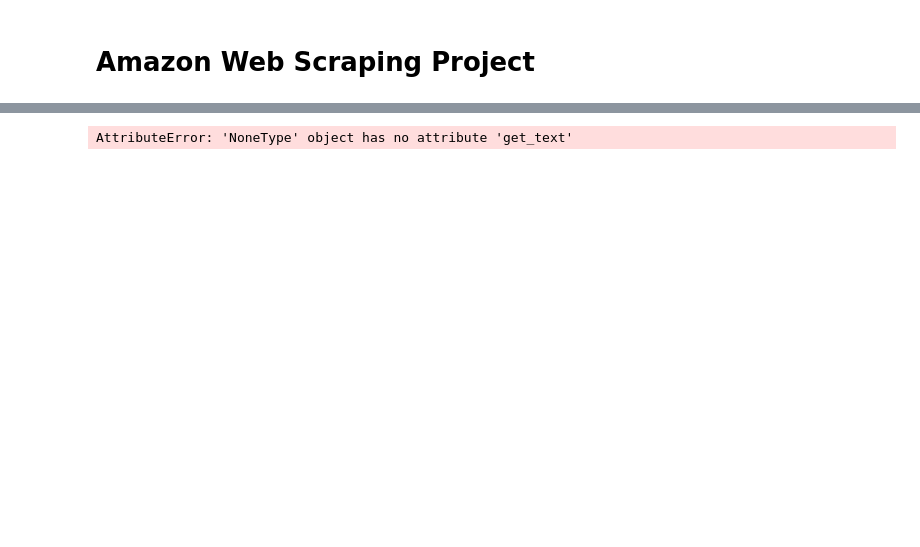
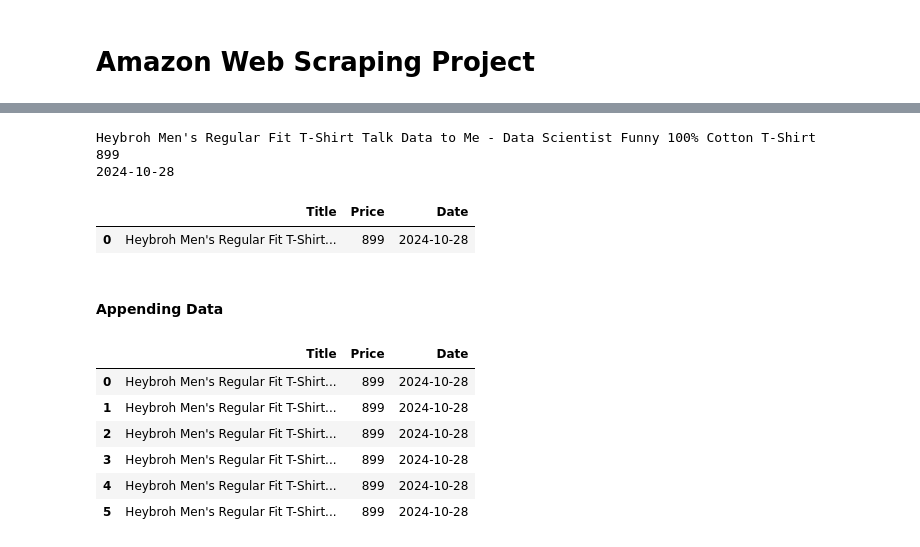
Before and after one commit to Abhinavv1524/PYTHON-Data-Analyst, a Jupyter notebook: 22.Amazon Web Scraping.ipynb, the cells around one changed output, grey strips where cells are left out. Saved outputs shown, nothing was run; the diff lists cells and outputs as text; code cells hidden in the pictures; blank space fills up the shorter version.

Commit message:
Amazon Web Scraping Project

```diff
--- a/22.Amazon Web Scraping.ipynb
+++ b/22.Amazon Web Scraping.ipynb
@@ -42,5 +44,11 @@ print(soup2)
-# %%
-title = soup2.find("productTitle").get_text()
-print(title)
-# %% [output]
-AttributeError: 'NoneType' object has no attribute 'get_text'
+# %%
+title = soup2.find(id="productTitle").get_text()
+print(title.strip())
+price = soup2.find(class_ = 'a-price-whole').get_text()
+print(price.strip())
+today = datetime.date.today()
+print(today)
+# %% [output]
+Heybroh Men's Regular Fit T-Shirt Talk Data to Me - Data Scientist Funny 100% Cotton T-Shirt
+899
+2024-10-28
@@ -46,0 +66,8 @@ AttributeError: 'NoneType' object has no attribute 'get_text'
+# %%
+df = pd.read_csv(r'F:\Practice\Data Analytics\PYTHON for Data Analytics\AmazonDataset.csv')
+df
+# %% [output]
+|  | Title | Price | Date |
+| 0 | Heybroh Men's Regular Fit T-Shirt... | 899 | 2024-10-28 |
+# %% [markdown]
+#### Appending Data
@@ -46,0 +79,11 @@ AttributeError: 'NoneType' object has no attribute 'get_text'
+# %%
+df = pd.read_csv(r'F:\Practice\Data Analytics\PYTHON for Data Analytics\AmazonDataset.csv')
+df
+# %% [output]
+|  | Title | Price | Date |
+| 0 | Heybroh Men's Regular Fit T-Shirt... | 899 | 2024-10-28 |
+| 1 | Heybroh Men's Regular Fit T-Shirt... | 899 | 2024-10-28 |
+| 2 | Heybroh Men's Regular Fit T-Shirt... | 899 | 2024-10-28 |
+| 3 | Heybroh Men's Regular Fit T-Shirt... | 899 | 2024-10-28 |
+| 4 | Heybroh Men's Regular Fit T-Shirt... | 899 | 2024-10-28 |
+| 5 | Heybroh Men's Regular Fit T-Shirt... | 899 | 2024-10-28 |
```
Also changed, not shown: parts of 5 cells of this notebook, 1 other file.
